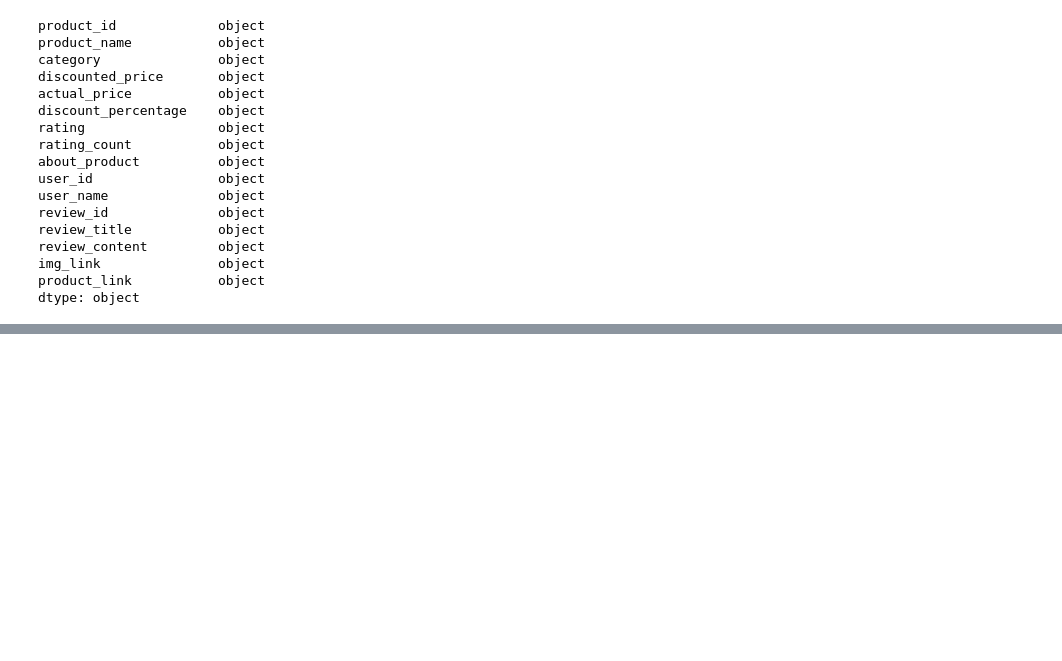
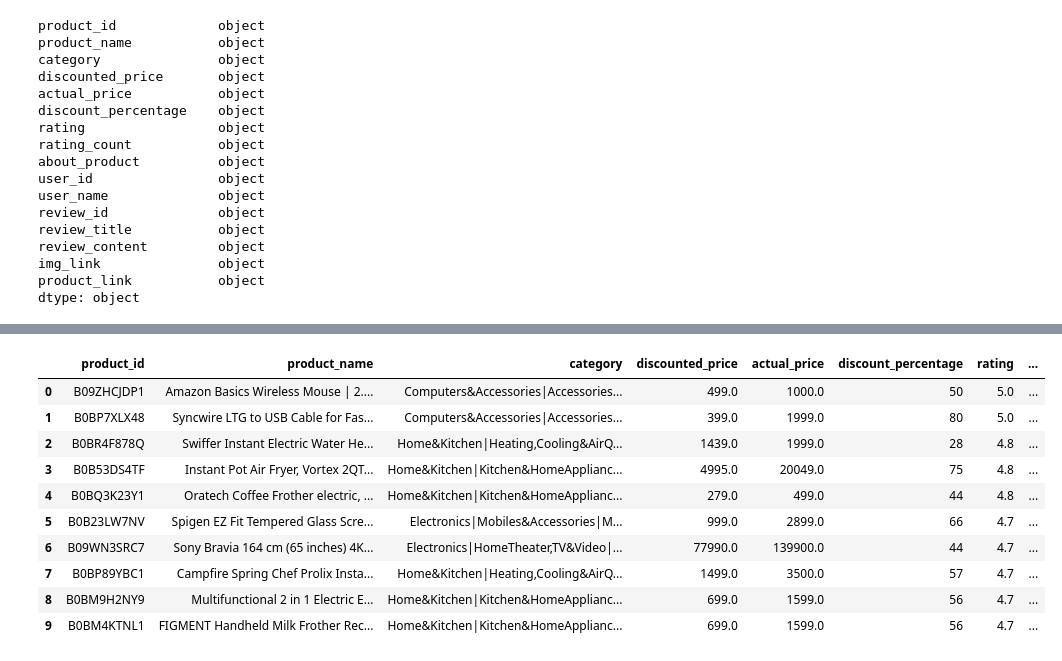
Before and after one commit to Parvashukla26/Amazon_Data_Analysis, a Jupyter notebook: Amazon_Data_Analysis.ipynb, the cells around one changed output, grey strips where cells are left out. Cells and saved outputs as stored; diff of their text form; code cells hidden in the pictures; blank space fills up the shorter version.

```diff
--- a/Amazon_Data_Analysis.ipynb
+++ b/Amazon_Data_Analysis.ipynb
@@ -191 +186,18 @@ df
 1463 rows × 11 columns
+# %%
+df_unique = df.drop_duplicates(subset='product_name')
+df_rating = df_unique.dropna(subset=['rating'])
+top_10 = df_rating.sort_values(by=['rating', 'rating_count'], ascending=[False, False]).head(10).reset_index(drop=True)
+top_10
+# %% [output]
+|  | product_id | product_name | category | discounted_price | actual_price | discount_percentage | rating | ... |
+| 0 | B09ZHCJDP1 | Amazon Basics Wireless Mouse | 2.... | Computers&Accessories|Accessories... | 499.0 | 1000.0 | 50 | 5.0 | ... |
+| 1 | B0BP7XLX48 | Syncwire LTG to USB Cable for Fas... | Computers&Accessories|Accessories... | 399.0 | 1999.0 | 80 | 5.0 | ... |
+| 2 | B0BR4F878Q | Swiffer Instant Electric Water He... | Home&Kitchen|Heating,Cooling&AirQ... | 1439.0 | 1999.0 | 28 | 4.8 | ... |
+| 3 | B0B53DS4TF | Instant Pot Air Fryer, Vortex 2QT... | Home&Kitchen|Kitchen&HomeApplianc... | 4995.0 | 20049.0 | 75 | 4.8 | ... |
+| 4 | B0BQ3K23Y1 | Oratech Coffee Frother electric, ... | Home&Kitchen|Kitchen&HomeApplianc... | 279.0 | 499.0 | 44 | 4.8 | ... |
+| 5 | B0B23LW7NV | Spigen EZ Fit Tempered Glass Scre... | Electronics|Mobiles&Accessories|M... | 999.0 | 2899.0 | 66 | 4.7 | ... |
+| 6 | B09WN3SRC7 | Sony Bravia 164 cm (65 inches) 4K... | Electronics|HomeTheater,TV&Video|... | 77990.0 | 139900.0 | 44 | 4.7 | ... |
+| 7 | B0BP89YBC1 | Campfire Spring Chef Prolix Insta... | Home&Kitchen|Heating,Cooling&AirQ... | 1499.0 | 3500.0 | 57 | 4.7 | ... |
+| 8 | B0BM9H2NY9 | Multifunctional 2 in 1 Electric E... | Home&Kitchen|Kitchen&HomeApplianc... | 699.0 | 1599.0 | 56 | 4.7 | ... |
+| 9 | B0BM4KTNL1 | FIGMENT Handheld Milk Frother Rec... | Home&Kitchen|Kitchen&HomeApplianc... | 699.0 | 1599.0 | 56 | 4.7 | ... |
```
Also changed, not shown: parts of 5 cells of this notebook.
